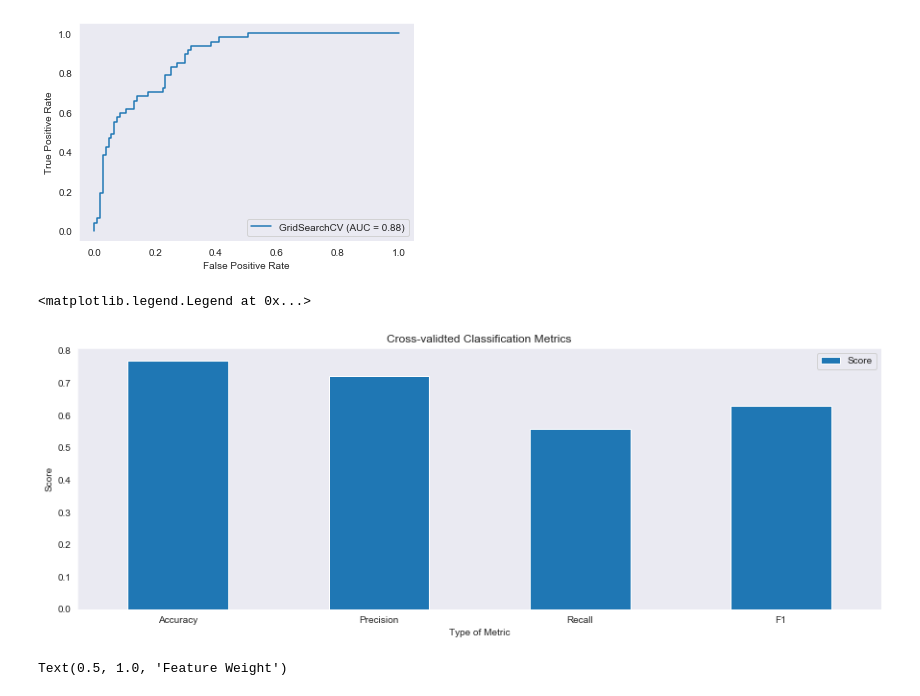
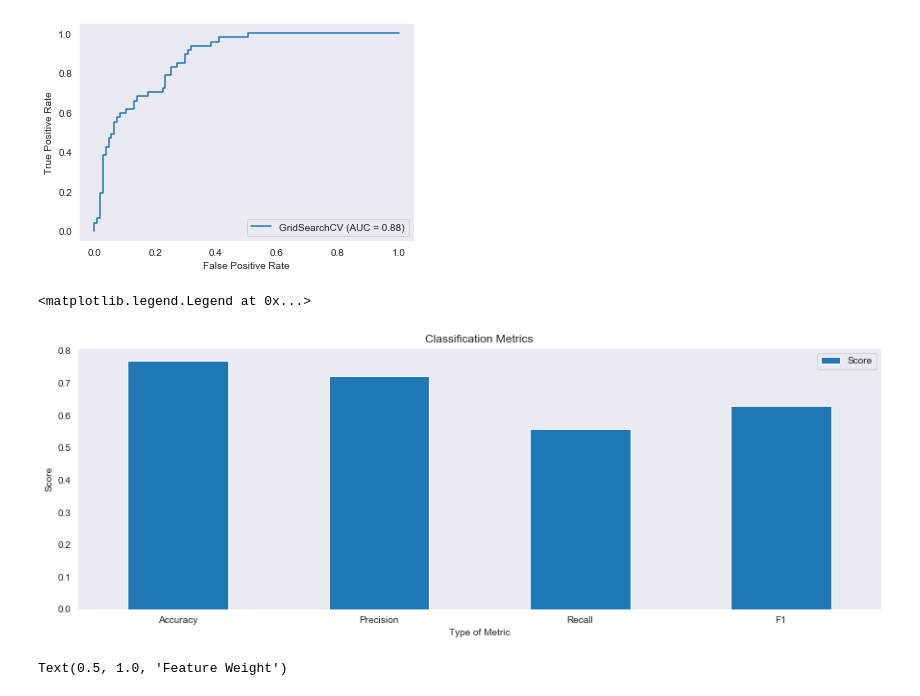
Before and after one commit to pOSNode/ML-Healthcare-Project, a Jupyter notebook: Diabetes-Classification-project.ipynb, the cells around one changed output. Drawn from its saved outputs; the diff is of its cells as text; code cells hidden in the pictures.

```diff
--- a/Diabetes-Classification-project.ipynb
+++ b/Diabetes-Classification-project.ipynb
@@ -260,6 +265,12 @@ Y = df["Outcome"]
 # Scale the data.
 # If not done, then the machine learning algorithm will tend to weigh greater values higher and consider smaller values as the lower values, regardless of the unit of the values
 sc_X = StandardScaler()
-X = pd.DataFrame(sc_X.fit_transform(df.drop(["Outcome"],axis = 1),),columns=['Pregnancies', 'Glucose', 'BloodPressure', 'SkinThickness', 'Insulin','BMI', 'DiabetesPedigreeFunction', 'Age'])
+X = pd.DataFrame(sc_X.fit_transform(df.drop(["Outcome"],axis = 1),),columns=['Pregnancies',
+                                                                             'Glucose',
+                                                                             'BloodPressure',
+                                                                             'SkinThickness',
+                                                                             'Insulin','BMI',
+                                                                             'DiabetesPedigreeFunction',
+                                                                             'Age'])
 # %%
 # Random seed for reproducibility
@@ -409,28 +483,29 @@ plot_roc_curve(log_cv, X_test, Y_test);
 # %%
 # Now we make a new model with the optimised hyperparameters we got from the GridSearchCV
 op_log = LogisticRegression(C=0.615848211066026,
                          solver="liblinear")
 
 # Then we cross validate the new model, checking its Accuracy, Precision, Recall and F1
 Accuracy = np.mean(cross_val_score(op_log,X,Y,cv=5,scoring="accuracy"))
 Precision = np.mean(cross_val_score(op_log,X,Y,cv=5,scoring="precision"))
 Recall = np.mean(cross_val_score(op_log,X,Y,cv=5,scoring="recall"))
 F1 = np.mean(cross_val_score(op_log,X,Y,cv=5,scoring="f1"))
 
 model_type = {"Accuracy": Accuracy,
               "Precision": Precision,
               "Recall": Recall,
               "F1": F1}
 
+# Display the results for better visualisation
 model_eval = pd.DataFrame(model_type, index = ["Score"])
-model_eval.T.plot.bar(legend=False, title="Cross-validted Classification Metrics", figsize=(15,5));
+model_eval.T.plot.bar(legend=False, title="Classification Metrics", figsize=(15,5));
 plt.xticks(rotation=0, horizontalalignment="center")
 plt.xlabel("Type of Metric")
 plt.ylabel("Score")
 plt.legend()
 # %% [output]
 <matplotlib.legend.Legend at 0x...>
-[figure, old version]
+[figure, new version]
 # %%
 op_log.fit(X_train,Y_train)
 coeff = op_log.coef_
```
Also changed, not shown: parts of 28 cells of this notebook.
